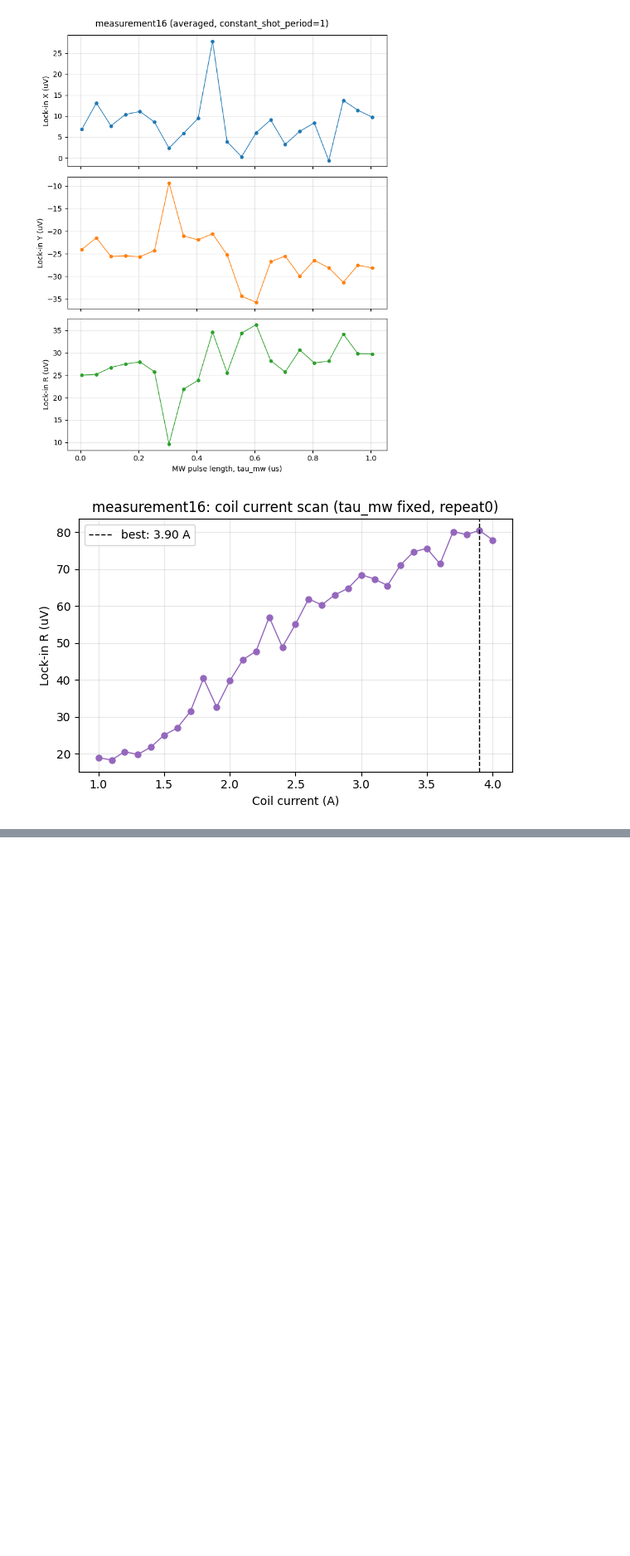
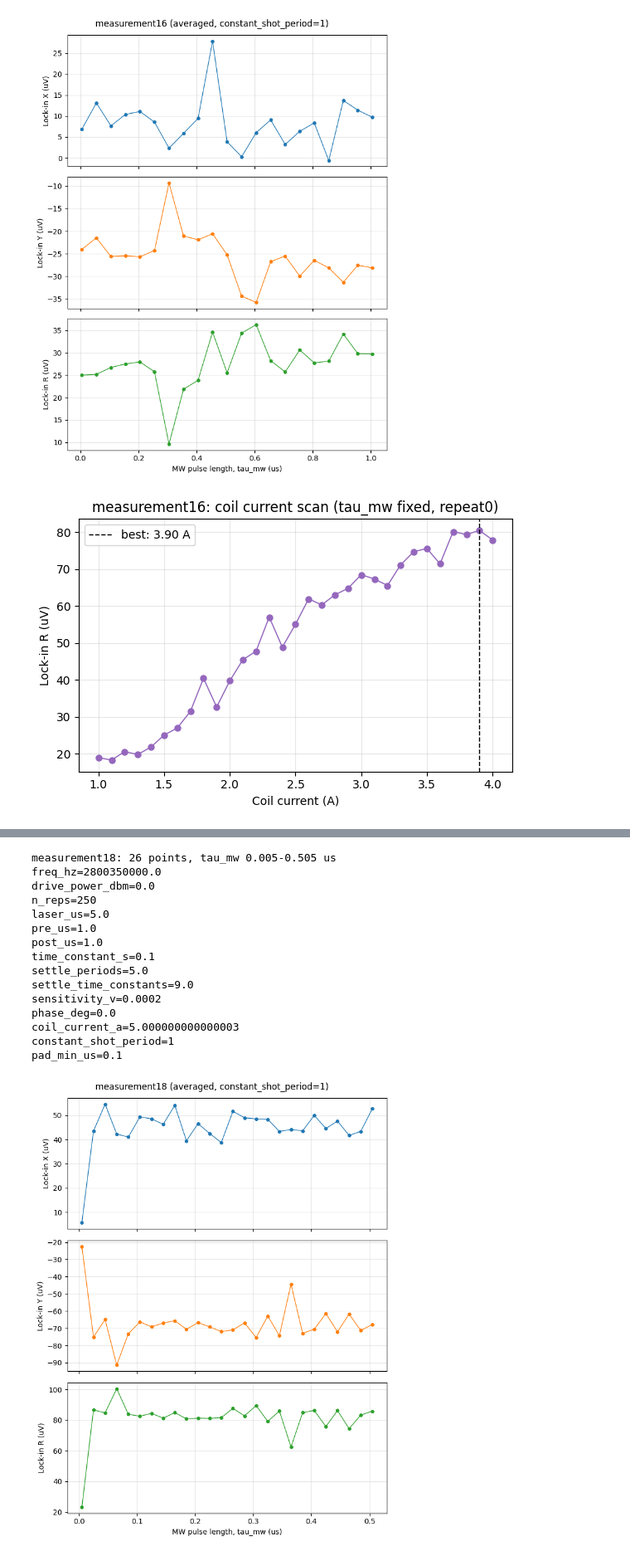
Before and after one commit to meimei2027/diamonds, a Jupyter notebook: experiment/rabi_result.ipynb, the cells around one changed output, grey strips where cells are left out. Shown at 83% size. Drawn from its saved outputs; the diff is of its cells as text; code cells hidden in the pictures; blank space fills up the shorter version.

Commit message:
save pulsed odmr

```diff
--- a/experiment/rabi_result.ipynb
+++ b/experiment/rabi_result.ipynb
@@ -725,0 +734,62 @@ pad_min_us=0.1
+# %%
+name18 = "measurement18"
+run_path18 = f"{DATA_DIR}/{name18}"
+mw_us18 = np.load(f"{run_path18}/{name18}_avg_rabi_mw_us.npy")
+x18 = np.load(f"{run_path18}/{name18}_avg_rabi_x.npy")
+y18 = np.load(f"{run_path18}/{name18}_avg_rabi_y.npy")
+r18 = np.load(f"{run_path18}/{name18}_avg_rabi_r.npy")
+
+with open(f"{run_path18}/{name18}_repeat0_rabi_metadata.txt") as fh:
+    metadata_text18 = fh.read()
+print(f"{name18}: {len(mw_us18)} points, tau_mw {mw_us18.min():.3f}-{mw_us18.max():.3f} us")
+print(metadata_text18)
+
+fig, axes = plt.subplots(3, 1, figsize=(7, 9), sharex=True)
+axes[0].plot(mw_us18, x18 * 1e6, "o-", ms=4, lw=1, color="tab:blue")
+axes[1].plot(mw_us18, y18 * 1e6, "o-", ms=4, lw=1, color="tab:orange")
+axes[2].plot(mw_us18, r18 * 1e6, "o-", ms=4, lw=1, color="tab:green")
+
+axes[0].set_ylabel("Lock-in X (uV)")
+axes[1].set_ylabel("Lock-in Y (uV)")
+axes[2].set_ylabel("Lock-in R (uV)")
+axes[2].set_xlabel("MW pulse length, tau_mw (us)")
+for ax in axes:
+    ax.grid(alpha=0.3)
+
+fig.suptitle(f"{name18} (averaged, constant_shot_period=1)")
+plt.tight_layout()
+plt.show()
+
+# Coil current scan (repeat0 only)
+coil_currents18 = np.load(f"{run_path18}/{name18}_repeat0_coil_scan_current_a.npy")
+coil_r18 = np.load(f"{run_path18}/{name18}_repeat0_coil_scan_r.npy")
+
+fig, ax = plt.subplots(figsize=(6, 4))
+ax.plot(coil_currents18, coil_r18 * 1e6, "o-", ms=5, lw=1, color="tab:purple")
+best_idx18 = np.argmax(coil_r18)
+ax.axvline(coil_currents18[best_idx18], color="k", ls="--", lw=1,
+           label=f"best: {coil_currents18[best_idx18]:.2f} A")
+ax.set_xlabel("Coil current (A)")
+ax.set_ylabel("Lock-in R (uV)")
+ax.set_title(f"{name18}: coil current scan (tau_mw fixed, repeat0)")
+ax.legend()
+ax.grid(alpha=0.3)
+plt.tight_layout()
+plt.show()
+# %% [output]
+measurement18: 26 points, tau_mw 0.005-0.505 us
+freq_hz=2800350000.0
+drive_power_dbm=0.0
+n_reps=250
+laser_us=5.0
+pre_us=1.0
+post_us=1.0
+time_constant_s=0.1
+settle_periods=5.0
+settle_time_constants=9.0
+sensitivity_v=0.0002
+phase_deg=0.0
+coil_current_a=5.000000000000003
+constant_shot_period=1
+pad_min_us=0.1
+[figure, added]
```
Also changed, not shown: parts of 16 cells of this notebook, 7 other files.
